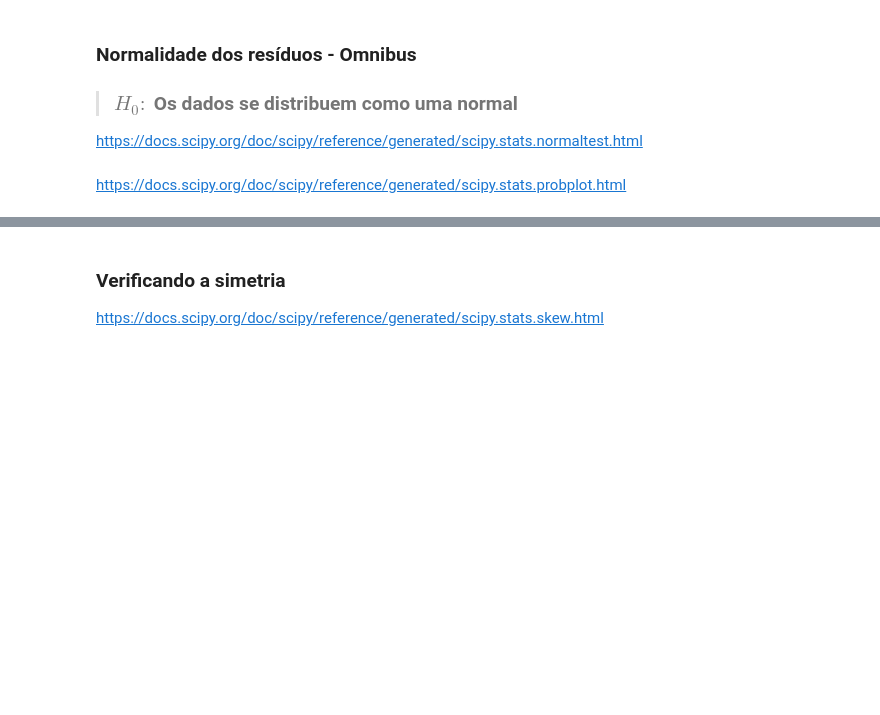
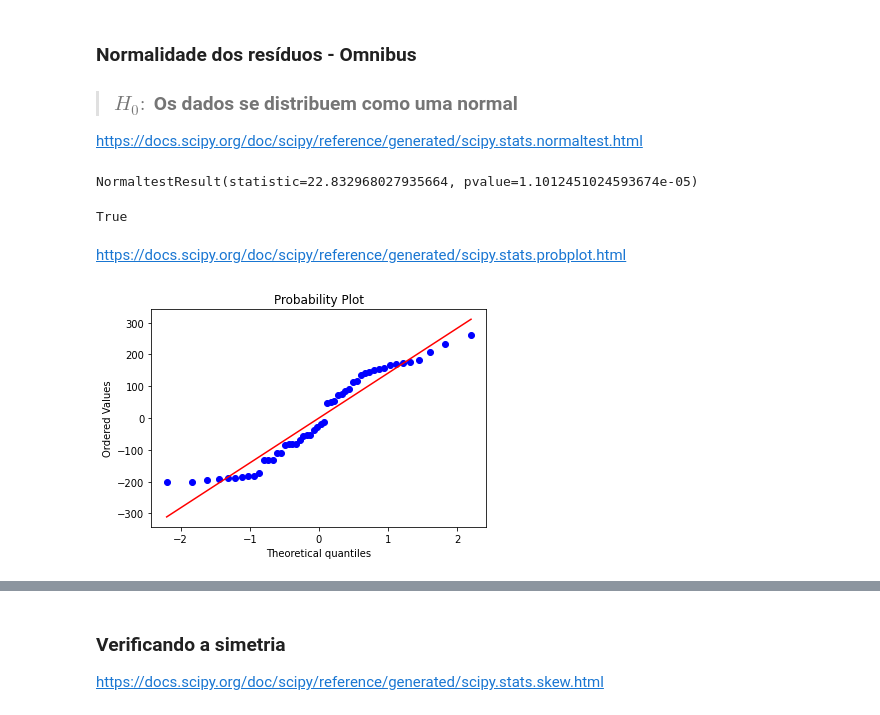
Before and after one commit to Daniel-ASG/Course_Classes, a Jupyter notebook: Curso_de_Estatística_Parte_4.ipynb, the cells around one changed output, grey strips where cells are left out. Saved outputs shown, nothing was run; the diff lists cells and outputs as text; code cells hidden in the pictures; blank space fills up the shorter version.

```diff
--- a/Curso_de_Estatística_Parte_4.ipynb
+++ b/Curso_de_Estatística_Parte_4.ipynb
@@ -1344,5 +1364,15 @@ True
 > ### $H_0:$ Os dados se distribuem como uma normal
 
 https://docs.scipy.org/doc/scipy/reference/generated/scipy.stats.normaltest.html
+# %%
+from scipy.stats import normaltest
+
+normaltest(dataset.Residuos)
+# %% [output]
+NormaltestResult(statistic=22.832968027935664, pvalue=1.1012451024593674e-05)
+# %%
+p_valor <= 0.05
+# %% [output]
+True
 # %% [markdown]
 https://docs.scipy.org/doc/scipy/reference/generated/scipy.stats.probplot.html
@@ -1348,0 +1382,4 @@ https://docs.scipy.org/doc/scipy/reference/generated/scipy.stats.probplot.html
+# %%
+(_, (_,_,_)) = probplot(dataset.Residuos, plot=plt)
+# %% [output]
+[figure, added]
```
Also changed, not shown: parts of 14 cells of this notebook.
